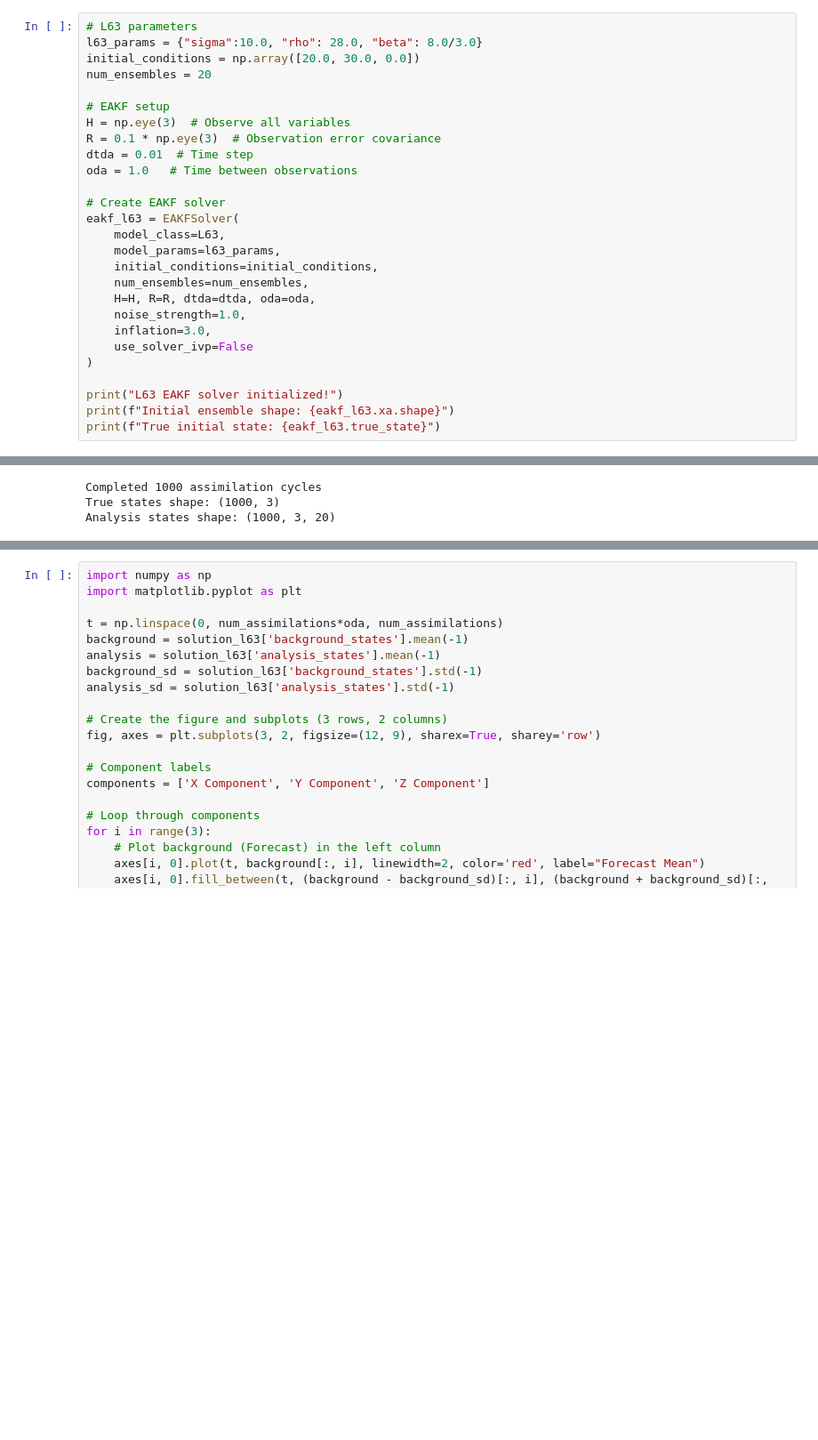
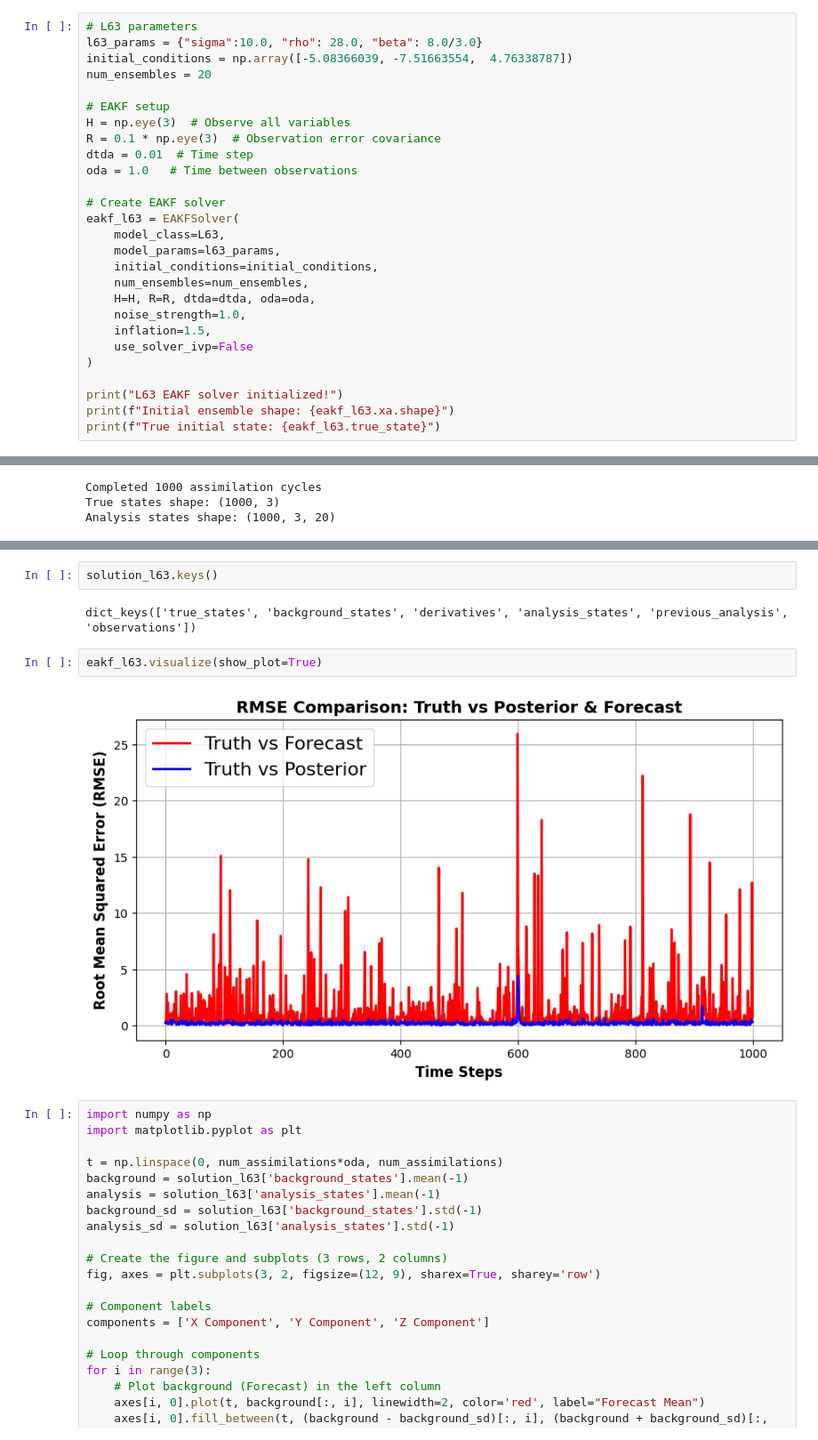
Before and after one commit to kkuroma/RL4DA_MXM, a Jupyter notebook: eakf_demo.ipynb, the cells around one changed output, grey strips where cells are left out. Shown: that part at 89% size. Cells and saved outputs as stored; diff of their text form; blank space fills up the shorter version.

```diff
--- a/eakf_demo.ipynb
+++ b/eakf_demo.ipynb
@@ -20,7 +20,7 @@ from models.l96 import L96
 # %%
 # L63 parameters
 l63_params = {"sigma":10.0, "rho": 28.0, "beta": 8.0/3.0}
-initial_conditions = np.array([20.0, 30.0, 0.0])
+initial_conditions = np.array([-5.08366039, -7.51663554,  4.76338787])
 num_ensembles = 20
 
 # EAKF setup
@@ -37,7 +37,7 @@ eakf_l63 = EAKFSolver(
     num_ensembles=num_ensembles,
     H=H, R=R, dtda=dtda, oda=oda,
     noise_strength=1.0,
-    inflation=3.0,
+    inflation=1.5,
     use_solver_ivp=False
 )
 
@@ -83,3 +63,11 @@ plt.show()
+# %%
+solution_l63.keys()
+# %% [output]
+dict_keys(['true_states', 'background_states', 'derivatives', 'analysis_states', 'previous_analysis', 'observations'])
+# %%
+eakf_l63.visualize(show_plot=True)
+# %% [output]
+[figure, added]
 # %%
 import numpy as np
 import matplotlib.pyplot as plt
```
Also changed, not shown: parts of 4 cells of this notebook, 9 other files.
